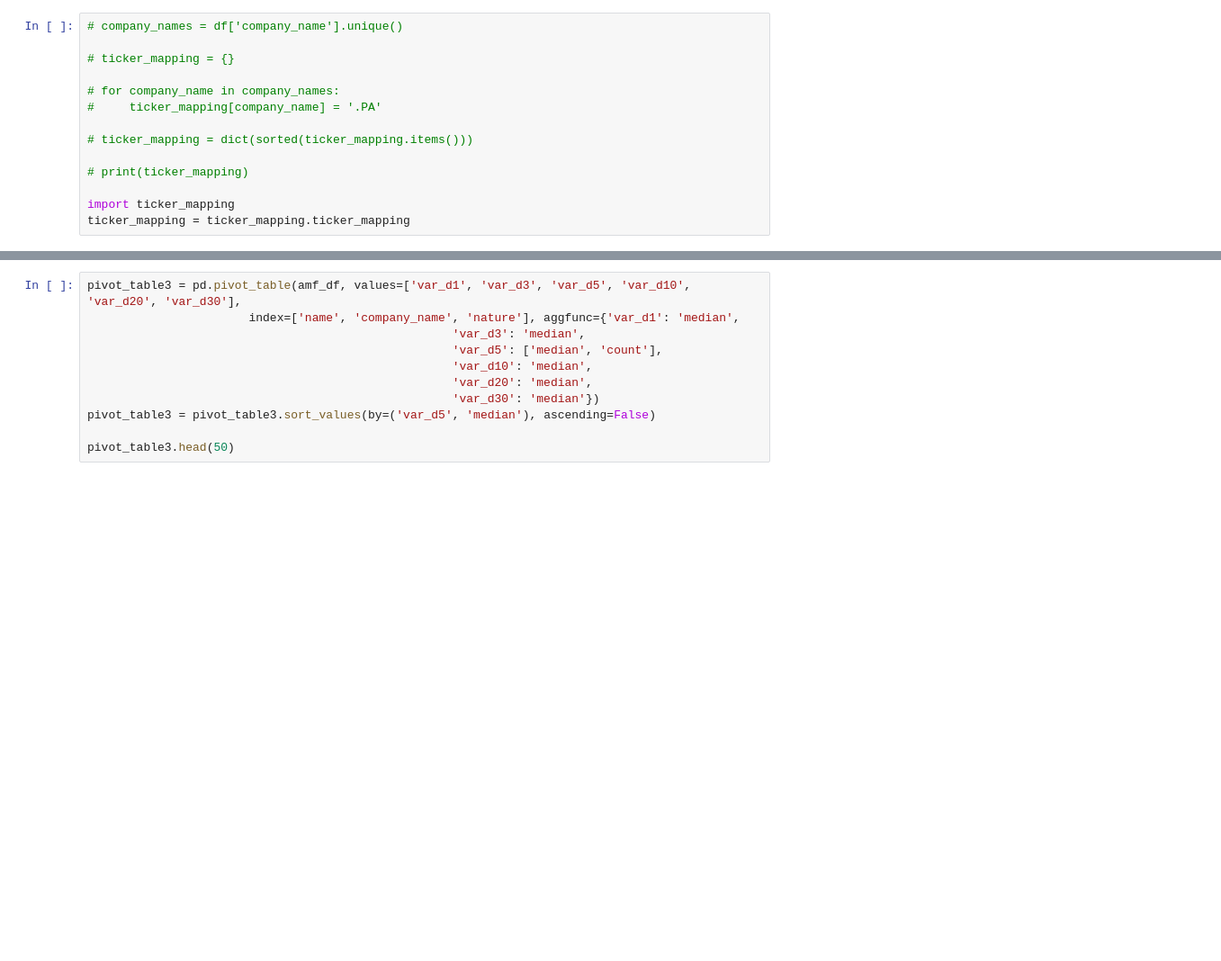
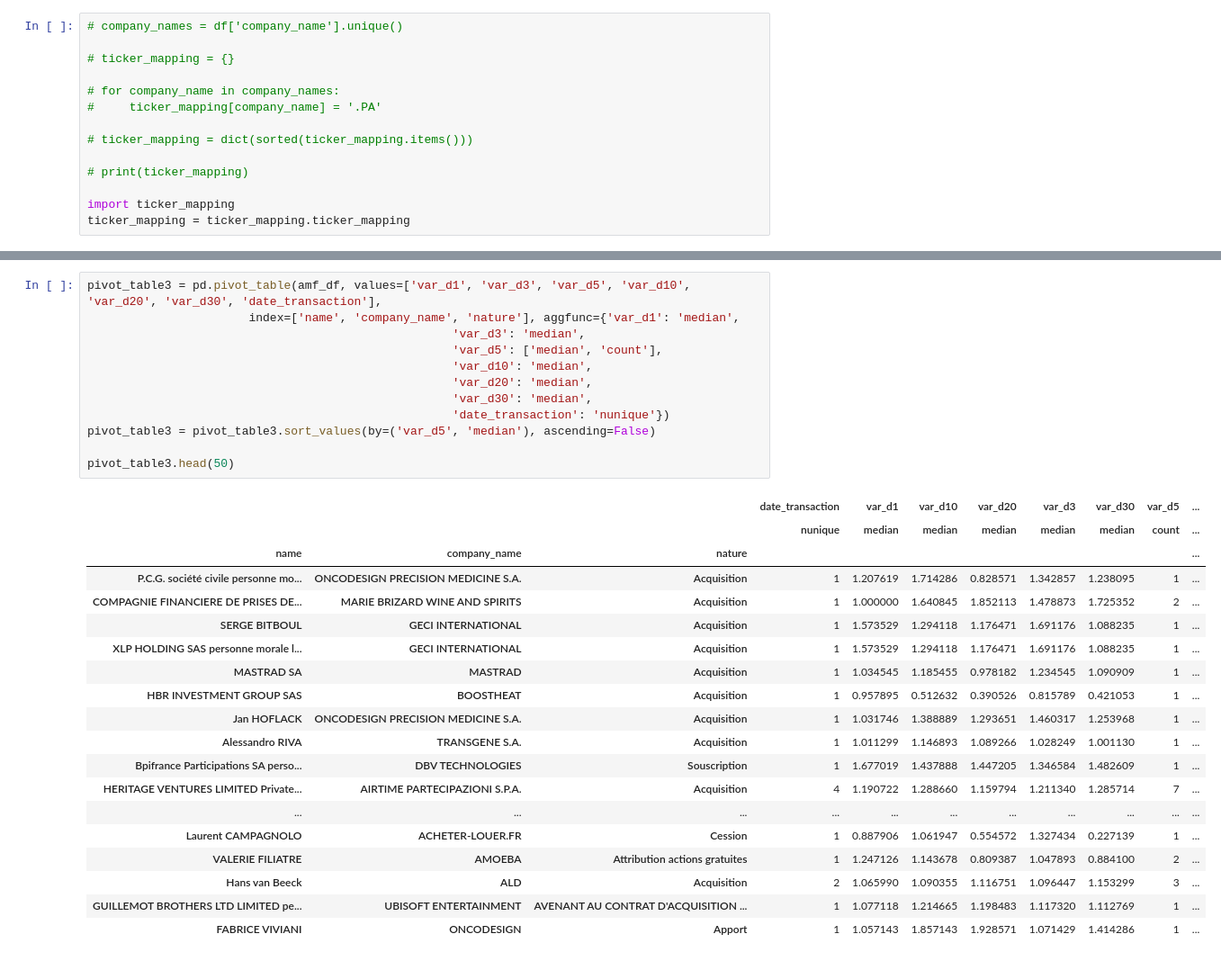
Before and after one commit to a-gdn/stock, a Jupyter notebook: ceo/extract_transform_from_AMF_PDFs.ipynb, the cells around one changed output, grey strips where cells are left out. Shown at 90% size. Cells and saved outputs as stored; diff of their text form; blank space fills up the shorter version.

```diff
--- a/ceo/extract_transform_from_AMF_PDFs.ipynb
+++ b/ceo/extract_transform_from_AMF_PDFs.ipynb
@@ -259,14 +391,35 @@ pivot_table2.head(50)
 # %%
-pivot_table3 = pd.pivot_table(amf_df, values=['var_d1', 'var_d3', 'var_d5', 'var_d10', 'var_d20', 'var_d30'],
+pivot_table3 = pd.pivot_table(amf_df, values=['var_d1', 'var_d3', 'var_d5', 'var_d10', 'var_d20', 'var_d30', 'date_transaction'],
                        index=['name', 'company_name', 'nature'], aggfunc={'var_d1': 'median',
                                                     'var_d3': 'median',
                                                     'var_d5': ['median', 'count'],
                                                     'var_d10': 'median',
                                                     'var_d20': 'median',
-                                                    'var_d30': 'median'})
+                                                    'var_d30': 'median',
+                                                    'date_transaction': 'nunique'})
 pivot_table3 = pivot_table3.sort_values(by=('var_d5', 'median'), ascending=False)
 
 pivot_table3.head(50)
+# %% [output]
+|  |  |  | date_transaction | var_d1 | var_d10 | var_d20 | var_d3 | var_d30 | var_d5 | ... |
+|  |  |  | nunique | median | median | median | median | median | count | ... |
+| name | company_name | nature |  |  |  |  |  |  |  | ... |
+| P.C.G. société civile personne mo... | ONCODESIGN PRECISION MEDICINE S.A. | Acquisition | 1 | 1.207619 | 1.714286 | 0.828571 | 1.342857 | 1.238095 | 1 | ... |
+| COMPAGNIE FINANCIERE DE PRISES DE... | MARIE BRIZARD WINE AND SPIRITS | Acquisition | 1 | 1.000000 | 1.640845 | 1.852113 | 1.478873 | 1.725352 | 2 | ... |
+| SERGE BITBOUL | GECI INTERNATIONAL | Acquisition | 1 | 1.573529 | 1.294118 | 1.176471 | 1.691176 | 1.088235 | 1 | ... |
+| XLP HOLDING SAS personne morale l... | GECI INTERNATIONAL | Acquisition | 1 | 1.573529 | 1.294118 | 1.176471 | 1.691176 | 1.088235 | 1 | ... |
+| MASTRAD SA | MASTRAD | Acquisition | 1 | 1.034545 | 1.185455 | 0.978182 | 1.234545 | 1.090909 | 1 | ... |
+| HBR INVESTMENT GROUP SAS | BOOSTHEAT | Acquisition | 1 | 0.957895 | 0.512632 | 0.390526 | 0.815789 | 0.421053 | 1 | ... |
+| Jan HOFLACK | ONCODESIGN PRECISION MEDICINE S.A. | Acquisition | 1 | 1.031746 | 1.388889 | 1.293651 | 1.460317 | 1.253968 | 1 | ... |
+| Alessandro RIVA | TRANSGENE S.A. | Acquisition | 1 | 1.011299 | 1.146893 | 1.089266 | 1.028249 | 1.001130 | 1 | ... |
+| Bpifrance Participations SA perso... | DBV TECHNOLOGIES | Souscription | 1 | 1.677019 | 1.437888 | 1.447205 | 1.346584 | 1.482609 | 1 | ... |
+| HERITAGE VENTURES LIMITED Private... | AIRTIME PARTECIPAZIONI S.P.A. | Acquisition | 4 | 1.190722 | 1.288660 | 1.159794 | 1.211340 | 1.285714 | 7 | ... |
+| ... | ... | ... | ... | ... | ... | ... | ... | ... | ... | ... |
+| Laurent CAMPAGNOLO | ACHETER-LOUER.FR | Cession | 1 | 0.887906 | 1.061947 | 0.554572 | 1.327434 | 0.227139 | 1 | ... |
+| VALERIE FILIATRE | AMOEBA | Attribution actions gratuites | 1 | 1.247126 | 1.143678 | 0.809387 | 1.047893 | 0.884100 | 2 | ... |
+| Hans van Beeck | ALD | Acquisition | 2 | 1.065990 | 1.090355 | 1.116751 | 1.096447 | 1.153299 | 3 | ... |
+| GUILLEMOT BROTHERS LTD LIMITED pe... | UBISOFT ENTERTAINMENT | AVENANT AU CONTRAT D'ACQUISITION ... | 1 | 1.077118 | 1.214665 | 1.198483 | 1.117320 | 1.112769 | 1 | ... |
+| FABRICE VIVIANI | ONCODESIGN | Apport | 1 | 1.057143 | 1.857143 | 1.928571 | 1.071429 | 1.414286 | 1 | ... |
 # %%
 selection_df = amf_df[amf_df['company_name'] == 'AMA CORPORATION PLC']
 selection_df.sort_values(by='var_d3', ascending=False)
```
Also changed, not shown: parts of 9 cells of this notebook.
